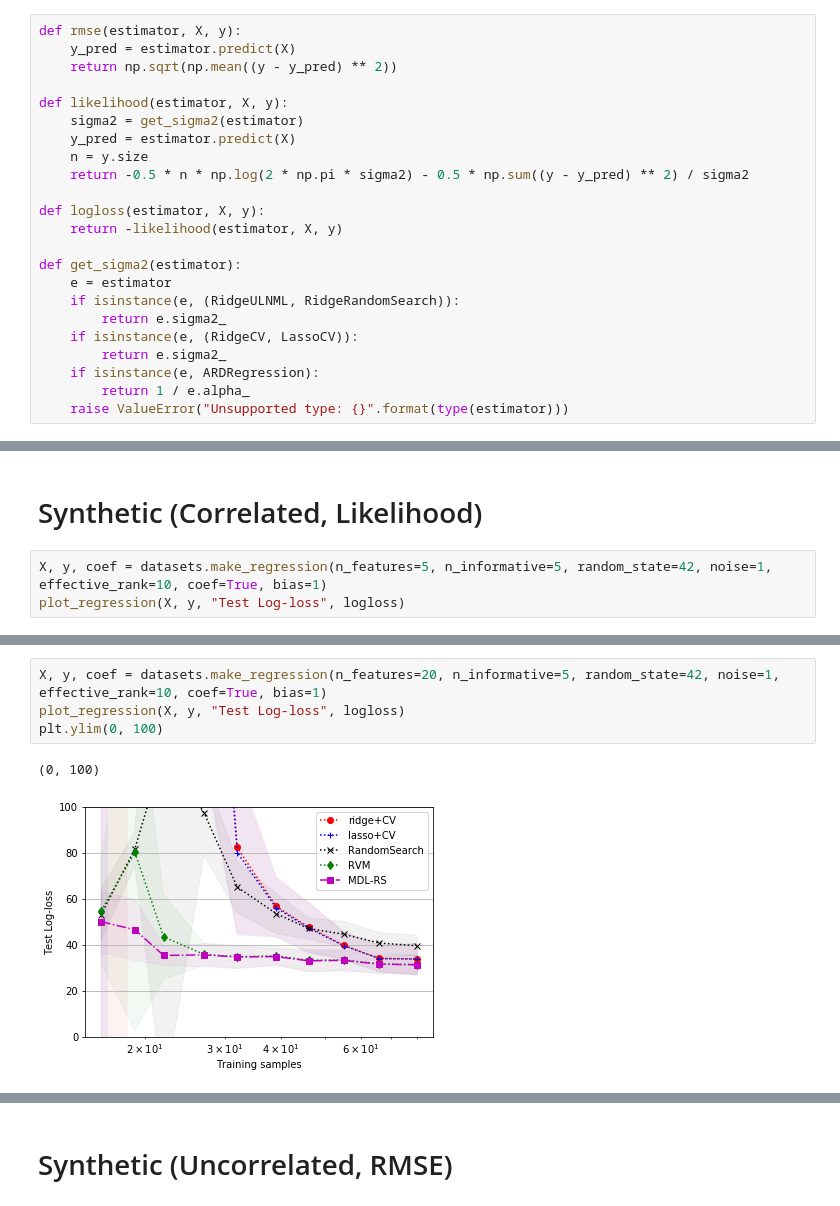
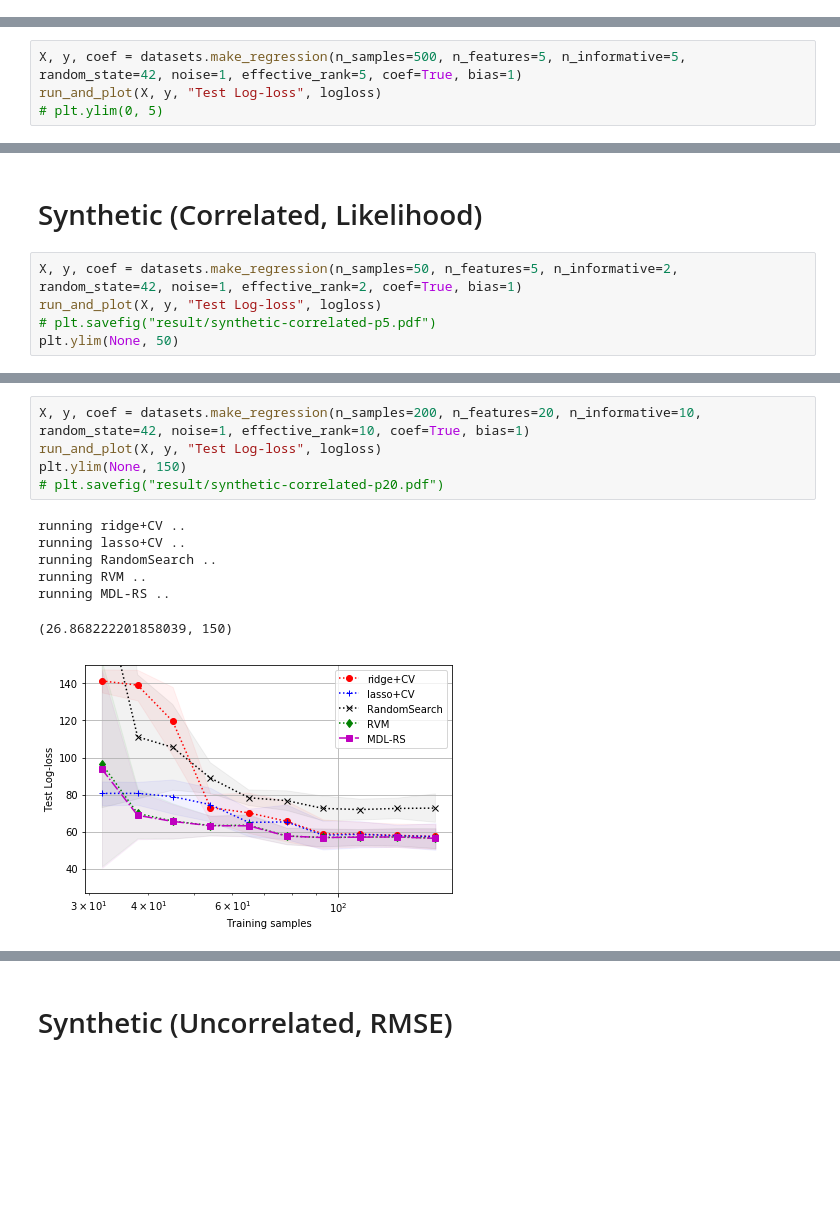
Before and after one commit to koheimiya/pymdlrs, a Jupyter notebook: Linear_Regression_Synthetic.ipynb, the cells around one changed output, grey strips where cells are left out. Cells and saved outputs as stored; diff of their text form; blank space fills up the shorter version.

```diff
--- a/Linear_Regression_Synthetic.ipynb
+++ b/Linear_Regression_Synthetic.ipynb
@@ -6,23 +8,0 @@ import matplotlib.pyplot as plt
-# %%
-def rmse(estimator, X, y):
-    y_pred = estimator.predict(X)
-    return np.sqrt(np.mean((y - y_pred) ** 2))
-
-def likelihood(estimator, X, y):
-    sigma2 = get_sigma2(estimator)
-    y_pred = estimator.predict(X)
-    n = y.size
-    return -0.5 * n * np.log(2 * np.pi * sigma2) - 0.5 * np.sum((y - y_pred) ** 2) / sigma2
-
-def logloss(estimator, X, y):
-    return -likelihood(estimator, X, y)
-
-def get_sigma2(estimator):
-    e = estimator
-    if isinstance(e, (RidgeULNML, RidgeRandomSearch)):
-        return e.sigma2_
-    if isinstance(e, (RidgeCV, LassoCV)):
-        return e.sigma2_
-    if isinstance(e, ARDRegression):
-        return 1 / e.alpha_
-    raise ValueError("Unsupported type: {}".format(type(estimator)))
@@ -132,0 +26,4 @@ def plot_regression(X, y, ylabel, scoring):
+# %%
+X, y, coef = datasets.make_regression(n_samples=500, n_features=5, n_informative=5, random_state=42, noise=1, effective_rank=5, coef=True, bias=1)
+run_and_plot(X, y, "Test Log-loss", logloss)
+# plt.ylim(0, 5)
@@ -150,6 +75,8 @@ plot_regression(X, y, "Test RMSE", rmse)
 # %% [markdown]
 # Synthetic (Correlated, Likelihood)
 # %%
-X, y, coef = datasets.make_regression(n_features=5, n_informative=5, random_state=42, noise=1, effective_rank=10, coef=True, bias=1)
-plot_regression(X, y, "Test Log-loss", logloss)
+X, y, coef = datasets.make_regression(n_samples=50, n_features=5, n_informative=2, random_state=42, noise=1, effective_rank=2, coef=True, bias=1)
+run_and_plot(X, y, "Test Log-loss", logloss)
+# plt.savefig("result/synthetic-correlated-p5.pdf")
+plt.ylim(None, 50)
 # %% [output]
@@ -157,8 +90,14 @@ plot_regression(X, y, "Test Log-loss", logloss)
 # %%
-X, y, coef = datasets.make_regression(n_features=20, n_informative=5, random_state=42, noise=1, effective_rank=10, coef=True, bias=1)
-plot_regression(X, y, "Test Log-loss", logloss)
-plt.ylim(0, 100)
+X, y, coef = datasets.make_regression(n_samples=200, n_features=20, n_informative=10, random_state=42, noise=1, effective_rank=10, coef=True, bias=1)
+run_and_plot(X, y, "Test Log-loss", logloss)
+plt.ylim(None, 150)
+# plt.savefig("result/synthetic-correlated-p20.pdf")
 # %% [output]
-(0, 100)
+running ridge+CV ..
+running lasso+CV ..
+running RandomSearch ..
+running RVM ..
+running MDL-RS ..
+(26.868222201858039, 150)
-[figure, old version]
+[figure, new version]
 # %%
```
Also changed, not shown: parts of 18 cells of this notebook, 6 other files.
